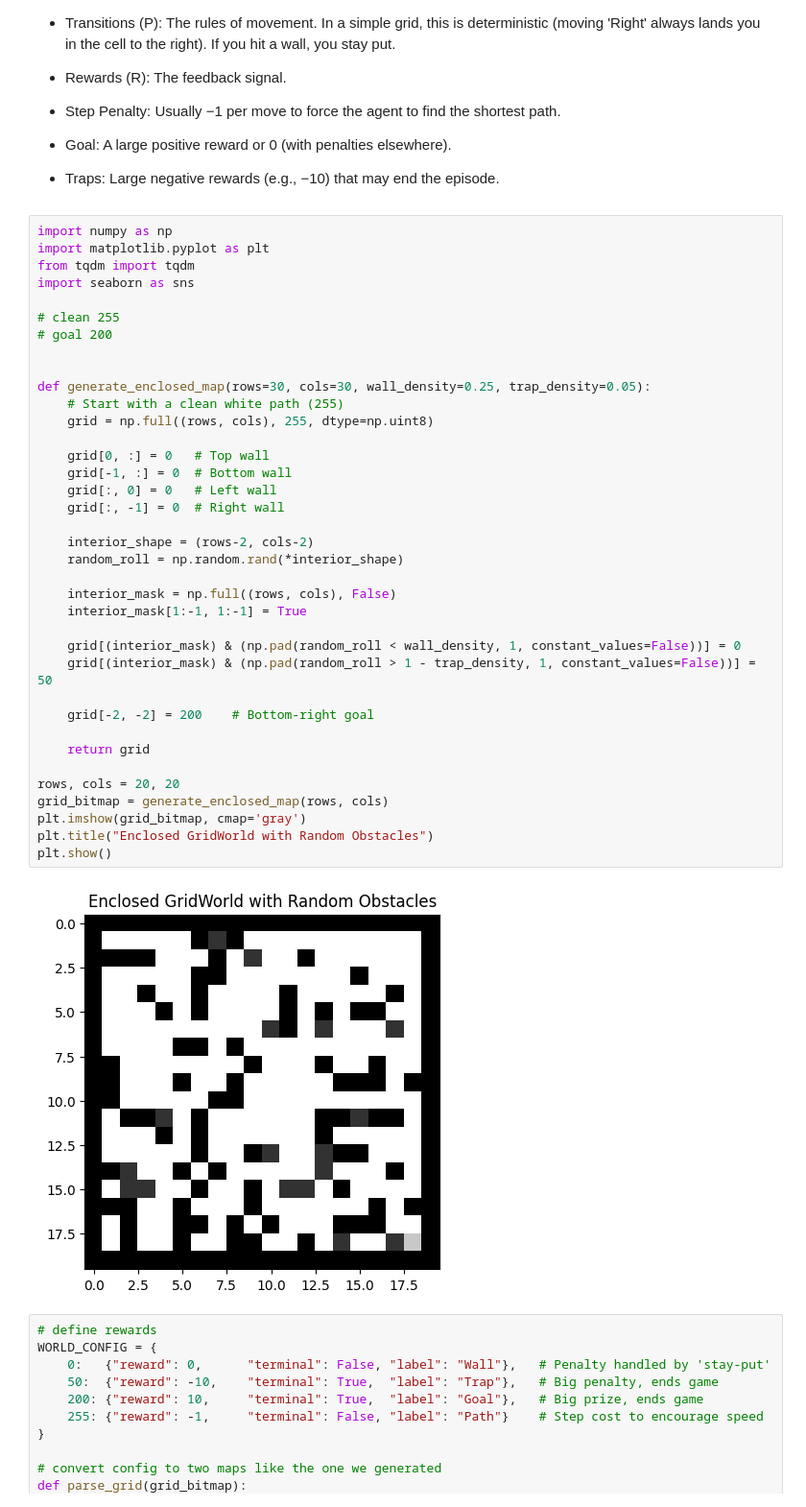
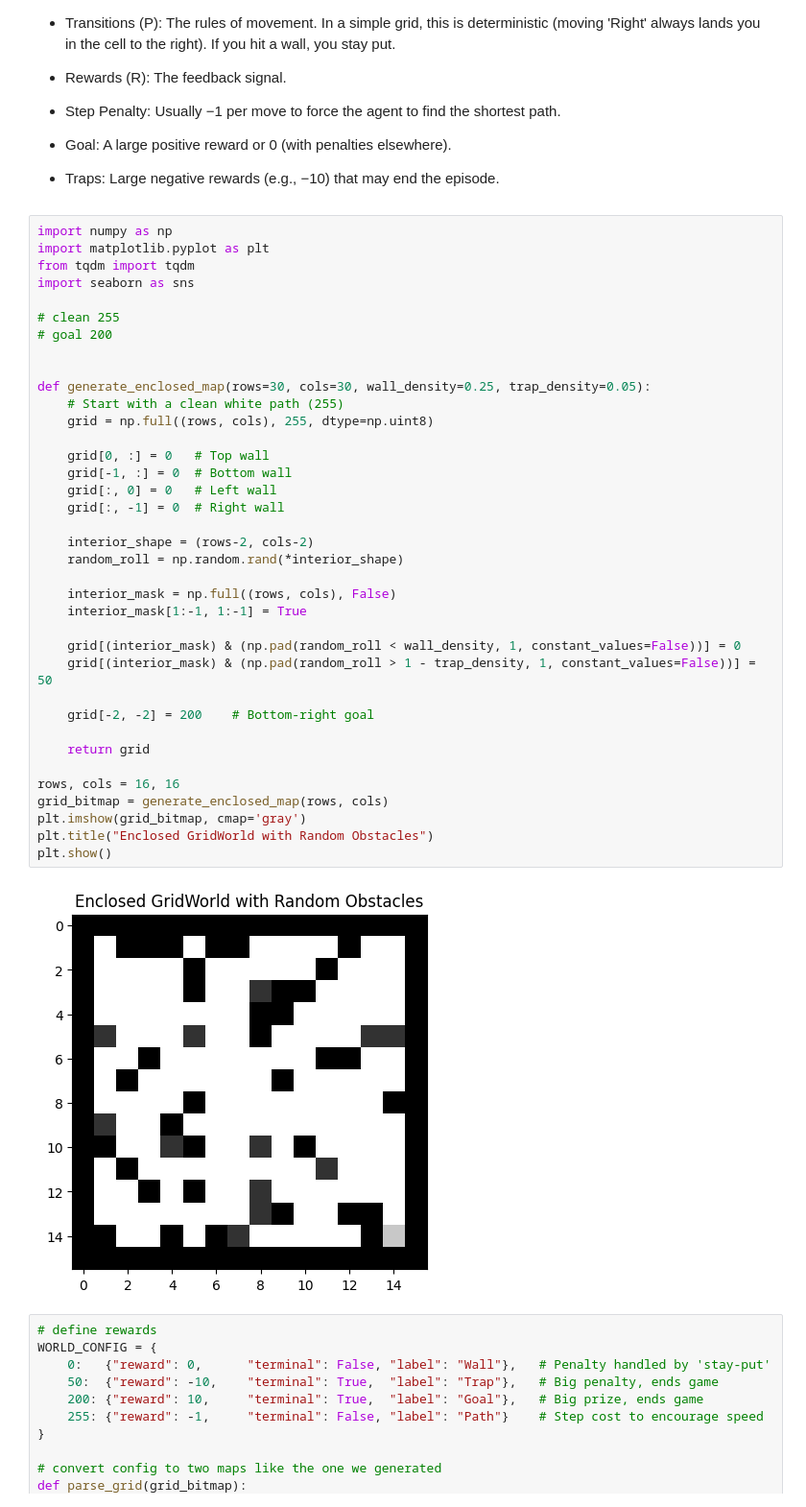
Before and after one commit to nickplas/Intro_to_ML_25-26, a Jupyter notebook: solutions/sol-08.ipynb, the cells around one changed output. Shown at 96% size. Drawn from its saved outputs; the diff is of its cells as text.

```diff
--- a/solutions/sol-08.ipynb
+++ b/solutions/sol-08.ipynb
@@ -31,35 +31,35 @@ import seaborn as sns
 # goal 200
 
 
 def generate_enclosed_map(rows=30, cols=30, wall_density=0.25, trap_density=0.05):
     # Start with a clean white path (255)
     grid = np.full((rows, cols), 255, dtype=np.uint8)
 
     grid[0, :] = 0   # Top wall
     grid[-1, :] = 0  # Bottom wall
     grid[:, 0] = 0   # Left wall
     grid[:, -1] = 0  # Right wall
 
     interior_shape = (rows-2, cols-2)
     random_roll = np.random.rand(*interior_shape)
 
     interior_mask = np.full((rows, cols), False)
     interior_mask[1:-1, 1:-1] = True
 
     grid[(interior_mask) & (np.pad(random_roll < wall_density, 1, constant_values=False))] = 0
     grid[(interior_mask) & (np.pad(random_roll > 1 - trap_density, 1, constant_values=False))] = 50
 
     grid[-2, -2] = 200    # Bottom-right goal
 
     return grid
 
-rows, cols = 20, 20
+rows, cols = 16, 16
 grid_bitmap = generate_enclosed_map(rows, cols)
 plt.imshow(grid_bitmap, cmap='gray')
 plt.title("Enclosed GridWorld with Random Obstacles")
 plt.show()
 # %% [output]
-[figure, old version]
+[figure, new version]
 # %%
 # define rewards
 WORLD_CONFIG = {
```
Also changed, not shown: 1 other file.
